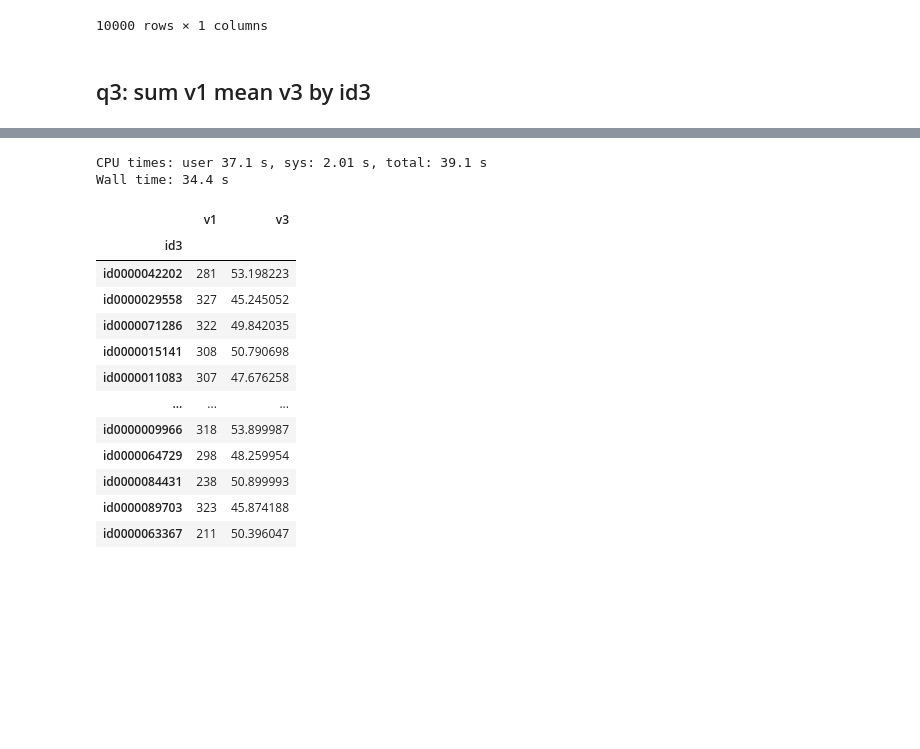
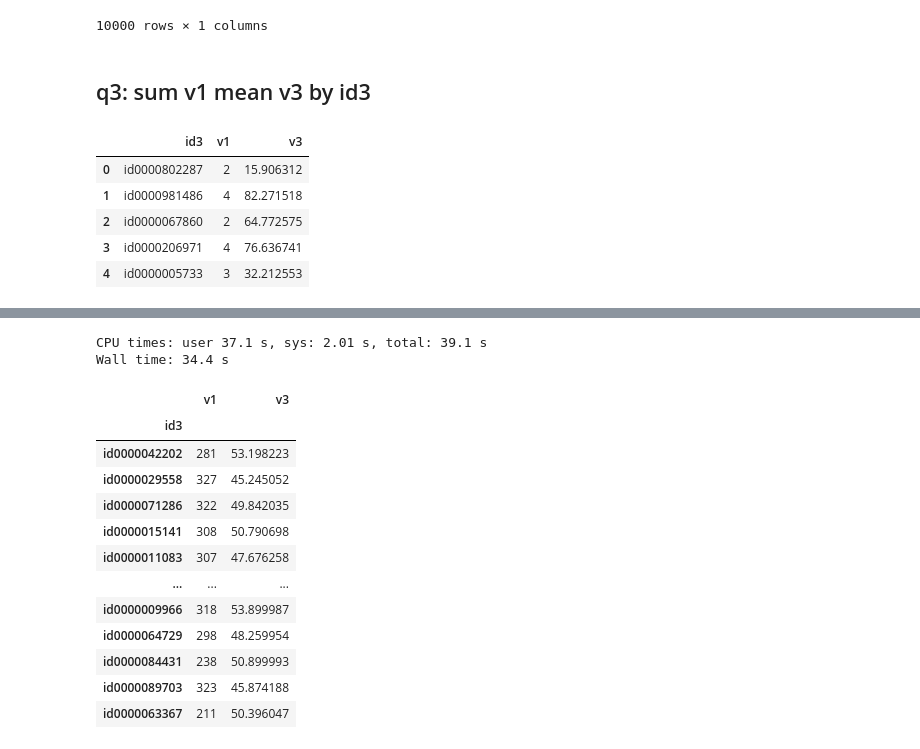
Before and after one commit to MrPowers/mrpowers-benchmarks, a Jupyter notebook: notebooks/h2oai-groupby-dask.ipynb, the cells around one changed output, grey strips where cells are left out. Drawn from its saved outputs; the diff is of its cells as text; code cells hidden in the pictures; blank space fills up the shorter version.

```diff
--- a/notebooks/h2oai-groupby-dask.ipynb
+++ b/notebooks/h2oai-groupby-dask.ipynb
@@ -154,3 +185,12 @@ ddf = dd.read_parquet(
     group_by_1e7_parquet,
     columns=["id3", "v1", "v3"],
 )
+# %%
+ddf.head()
+# %% [output]
+|  | id3 | v1 | v3 |
+| 0 | id0000802287 | 2 | 15.906312 |
+| 1 | id0000981486 | 4 | 82.271518 |
+| 2 | id0000067860 | 2 | 64.772575 |
+| 3 | id0000206971 | 4 | 76.636741 |
+| 4 | id0000005733 | 3 | 32.212553 |
```
Also changed, not shown: parts of 12 cells of this notebook, 1 other file.
